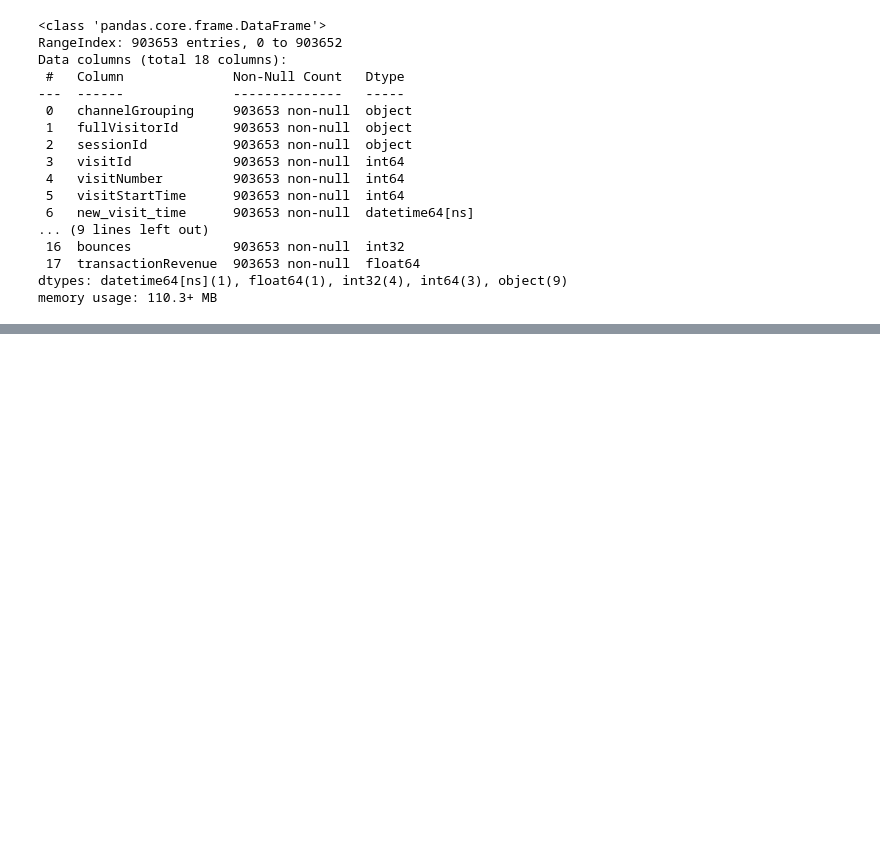
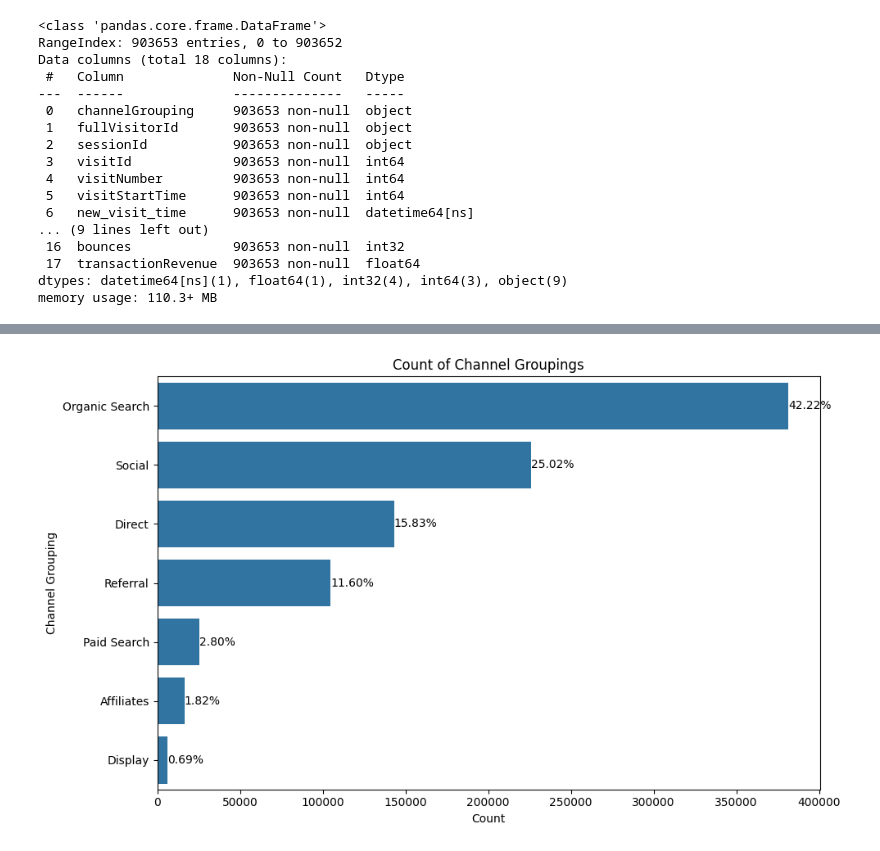
Before and after one commit to DIB-PP/-, a Jupyter notebook: GA4(박상엽).ipynb, the cells around one changed output, grey strips where cells are left out. Cells and saved outputs as stored; diff of their text form; code cells hidden in the pictures; blank space fills up the shorter version.

```diff
--- a/GA4(박상엽).ipynb
+++ b/GA4(박상엽).ipynb
@@ -346,0 +221,23 @@ df3.describe()
+# %%
+# channelGrouping 값별 빈도수 계산
+channel_counts = df3['channelGrouping'].value_counts()
+
+# 빈도수 기준으로 데이터 정렬
+channel_counts_sorted = channel_counts.sort_values(ascending=False).head(7)
+
+# 정렬된 데이터를 기반으로 바 그래프 생성
+plt.figure(figsize=(10, 6), facecolor='none')
+ax = sns.countplot(data=df3, y='channelGrouping', order=channel_counts_sorted.index)
+plt.title('Count of Channel Groupings')
+plt.xlabel('Count')
+plt.ylabel('Channel Grouping')
+
+# 각 카테고리에 대한 비율 표시
+total = len(df3['channelGrouping'])
+for i, v in enumerate(channel_counts_sorted):
+    ax.text(v + 3, i, f'{v / total:.2%}', va='center')
+
+plt.tight_layout()
+plt.show()
+# %% [output]
+[figure, added]
```
Also changed, not shown: parts of 40 cells of this notebook.
